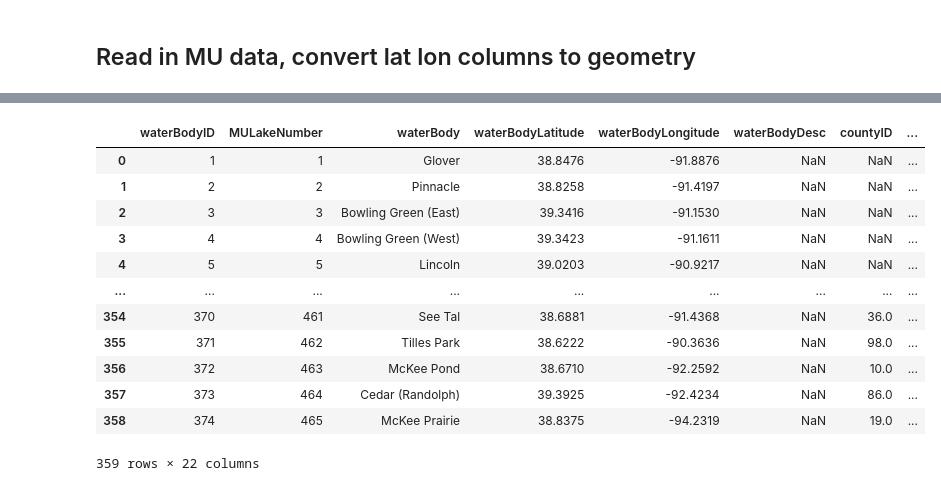
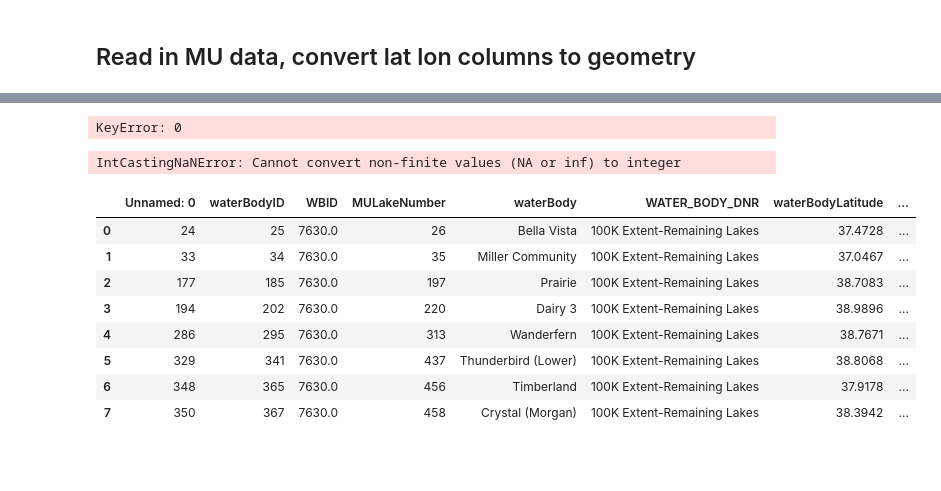
Before and after one commit to gsilsbe/Missouri_Reservoirs, a Jupyter notebook: match_MU_to_DNR_WBID_7630.ipynb, the cells around one changed output, grey strips where cells are left out. Drawn from its saved outputs; the diff is of its cells as text; code cells hidden in the pictures; blank space fills up the shorter version.

```diff
--- a/match_MU_to_DNR_WBID_7630.ipynb
+++ b/match_MU_to_DNR_WBID_7630.ipynb
@@ -22,7 +22,7 @@ warnings.filterwarnings("ignore",category=RuntimeWarning)
 
 MO_DNR = gpd.read_file("MO_2020_WQS_Lake_Classification_and_Use.geojson", driver='GeoJSON')
 MO_DNR = MO_DNR.drop(columns="EVENTDAT").drop(columns="REACHSMDAT").round(0)
-MO_DNR = MO_DNR[MO_DNR["WATER_BODY"] !="100K Extent-Remaining Lakes"]
+MO_DNR = MO_DNR[MO_DNR["WATER_BODY"] =="100K Extent-Remaining Lakes"]
 MO_DNR = MO_DNR.to_crs(crs=3857)
 MO_DNR.plot()
 MO_DNR.keys()
@@ -67,9 +88,14 @@ geo_df.plot()
 # %%
-distances = np.zeros([len(geo_df), len(MO_DNR)])
+# Making an "empty" (zeros) array with the dimensions of MU_df (rows) and MO_DNR (columns)
 
-for i in range(0,len(geo_df)):
-    for j in range(0,len(MO_DNR)):
-        distances[i,j] = geo_df.iloc[i].geometry.distance(MO_DNR.iloc[j].geometry.centroid)
 
-idx = np.argmin(distances, axis=1)
-distance  = np.min(distance, axis=1)
+for i in range(0,len(MU_gdf)):
+  if MU_gdf["WATER_BODY_DNR"] =="100K Extent-Remaining Lakes":
+#        distances = np.zeros([len(MO_DNR)])
+#    for j in range(0,len(MO_DNR)):
+#        distances[i,j] = MU_gdf.iloc[i].geometry.distance(MO_DNR.iloc[j].geometry.centroid)
+#        idx = np.argmin(distances)
+    else:
+      print(MU_gdf['WBID'].astype(int))
+      #MU_gdf.iloc[i].geometry =
+#distance = np.min(distances, axis=1)
@@ -76,28 +104,38 @@ distance  = np.min(distance, axis=1)
+# %%
+i=0
+print(MO_DNR.loc[i]['WBID_TXT'])
+MO_DNR_sub = MO_DNR[MO_DNR['WBID_TXT']==MU_gdf.loc[i]['WBID'].round(0).astype(str)]
+MO_DNR_sub
+# %% [output]
+KeyError: 0
+# %%
+MU_gdf.WBID.dtype
+MO_DNR.WBID.dtype
+
+print(MU_gdf['WBID'].astype(int))
+# %% [output]
+IntCastingNaNError: Cannot convert non-finite values (NA or inf) to integer
 # %%
 
 MO_WATERBODY = MO_DNR.iloc[idx]['WATER_BODY']
 MO_WBID = MO_DNR.iloc[idx]['WBID']
-MO_WATERBODY.index = geo_df.index
-MO_WBID.index = geo_df.index
-distance = pd.Series(distance, index =  geo_df.index)
+MO_WATERBODY.index = MU_df.index
+MO_WBID.index = MU_df.index
+distance = pd.Series(distance, index =  MU_df.index)
 
-final_MU = pd.concat([geo_df, MO_WATERBODY, MO_WBID, distance], axis=1)
-final_MU.to_csv("MU v DNR.csv")
+final_MU = pd.concat([MU_df, MO_WATERBODY, MO_WBID, distance], axis=1)
+#final_MU.to_csv("MU_v_DNR.csv")
 final_MU
 # %% [output]
-|  | waterBodyID | MULakeNumber | waterBody | waterBodyLatitude | waterBodyLongitude | waterBodyDesc | countyID | ... |
-| 0 | 1 | 1 | Glover | 38.8476 | -91.8876 | NaN | NaN | ... |
-| 1 | 2 | 2 | Pinnacle | 38.8258 | -91.4197 | NaN | NaN | ... |
-| 2 | 3 | 3 | Bowling Green (East) | 39.3416 | -91.1530 | NaN | NaN | ... |
-| 3 | 4 | 4 | Bowling Green (West) | 39.3423 | -91.1611 | NaN | NaN | ... |
-| 4 | 5 | 5 | Lincoln | 39.0203 | -90.9217 | NaN | NaN | ... |
-| ... | ... | ... | ... | ... | ... | ... | ... | ... |
-| 354 | 370 | 461 | See Tal | 38.6881 | -91.4368 | NaN | 36.0 | ... |
-| 355 | 371 | 462 | Tilles Park | 38.6222 | -90.3636 | NaN | 98.0 | ... |
-| 356 | 372 | 463 | McKee Pond | 38.6710 | -92.2592 | NaN | 10.0 | ... |
-| 357 | 373 | 464 | Cedar (Randolph) | 39.3925 | -92.4234 | NaN | 86.0 | ... |
-| 358 | 374 | 465 | McKee Prairie | 38.8375 | -94.2319 | NaN | 19.0 | ... |
+|  | Unnamed: 0 | waterBodyID | WBID | MULakeNumber | waterBody | WATER_BODY_DNR | waterBodyLatitude | ... |
+| 0 | 24 | 25 | 7630.0 | 26 | Bella Vista | 100K Extent-Remaining Lakes | 37.4728 | ... |
+| 1 | 33 | 34 | 7630.0 | 35 | Miller Community | 100K Extent-Remaining Lakes | 37.0467 | ... |
+| 2 | 177 | 185 | 7630.0 | 197 | Prairie | 100K Extent-Remaining Lakes | 38.7083 | ... |
+| 3 | 194 | 202 | 7630.0 | 220 | Dairy 3 | 100K Extent-Remaining Lakes | 38.9896 | ... |
+| 4 | 286 | 295 | 7630.0 | 313 | Wanderfern | 100K Extent-Remaining Lakes | 38.7671 | ... |
+| 5 | 329 | 341 | 7630.0 | 437 | Thunderbird (Lower) | 100K Extent-Remaining Lakes | 38.8068 | ... |
+| 6 | 348 | 365 | 7630.0 | 456 | Timberland | 100K Extent-Remaining Lakes | 37.9178 | ... |
+| 7 | 350 | 367 | 7630.0 | 458 | Crystal (Morgan) | 100K Extent-Remaining Lakes | 38.3942 | ... |
-359 rows × 22 columns
 # %%
 final_MU
 # %%
```
Also changed, not shown: parts of 7 cells of this notebook.
